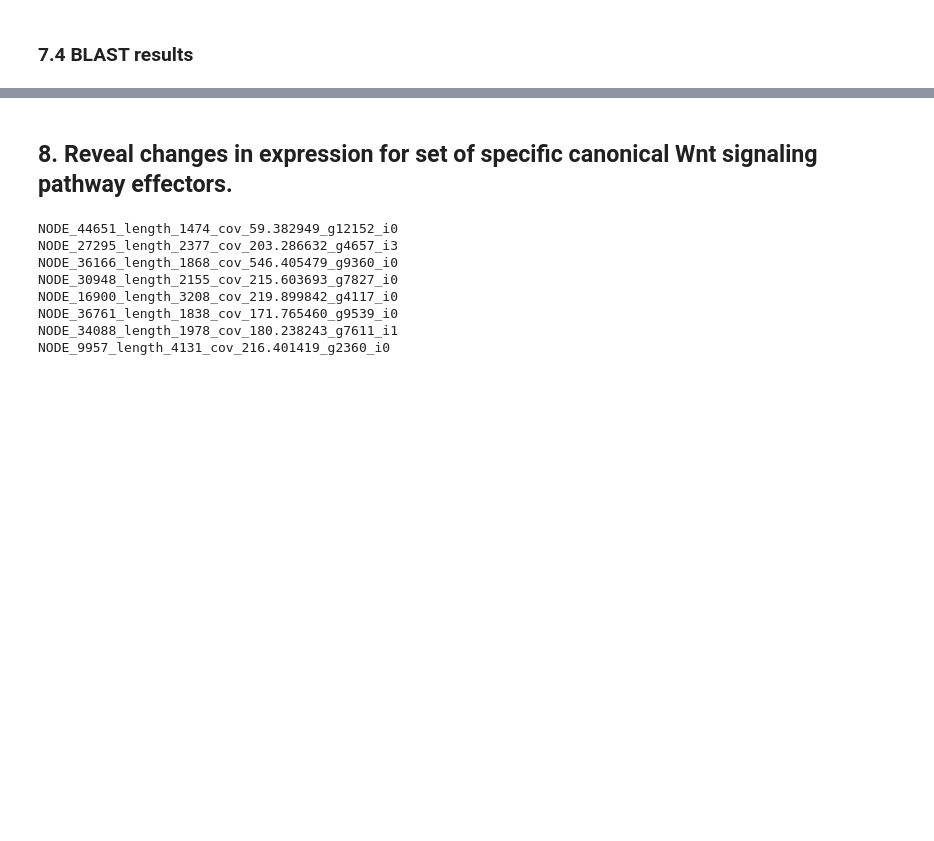
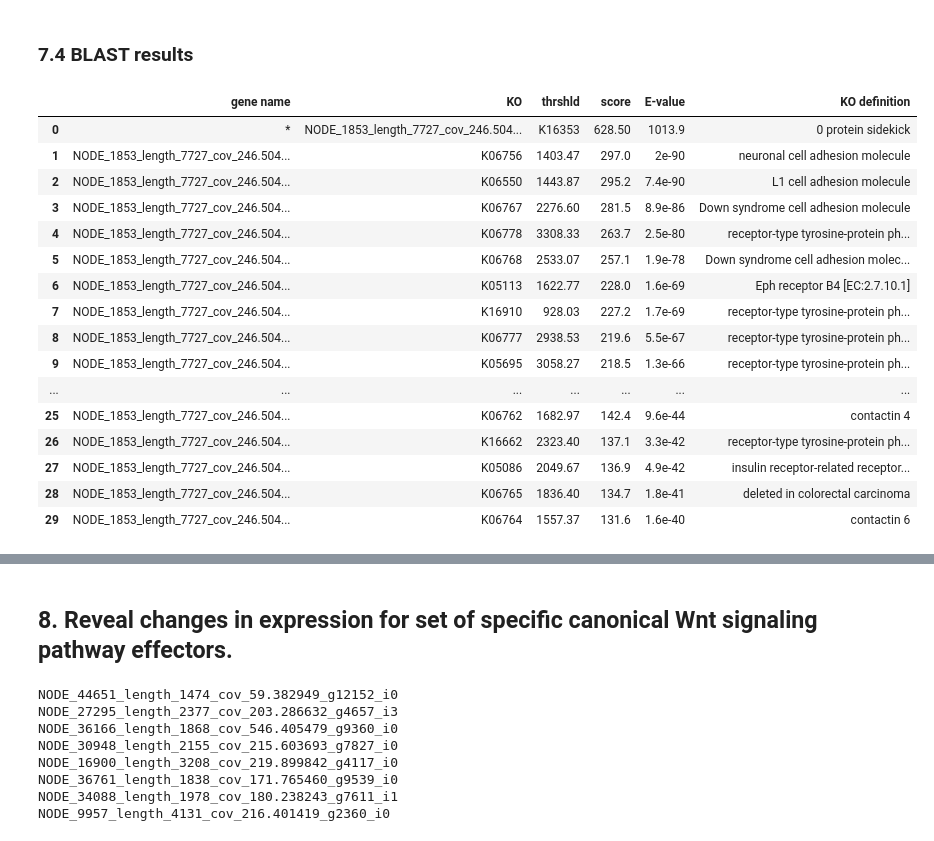
Before and after one commit to angrygeese/DynamenaProject_BI2023-24, a Jupyter notebook: code/Lab_journal_stas_project.ipynb, the cells around one changed output, grey strips where cells are left out. Drawn from its saved outputs; the diff is of its cells as text; code cells hidden in the pictures; blank space fills up the shorter version.

Commit message:
Delete d.e.a. w/o control gene from lab journal, update kegg ontology search for tanscripts

```diff
--- a/code/Lab_journal_stas_project.ipynb
+++ b/code/Lab_journal_stas_project.ipynb
@@ -1037,3 +903,23 @@ Sequence: LVNATFDTCGEFLIESYAKGRLSSIYTSKVNATVNVICSMGELEVTPTPNEISDGAIEFSKDDTFSLKIR
 # %%
 results_100_pos_kegg = read_kegg_file('../data_folder/processed_data/7.Identify_100and100/pos/result_all_pos.txt')
 results_100_neg_kegg = read_kegg_file('../data_folder/processed_data/7.Identify_100and100/neg/result_all_neg.txt')
+# %%
+results_100_pos_kegg.head(30)
+# %% [output]
+|  | gene name | KO | thrshld | score | E-value | KO definition |
+| 0 | * | NODE_1853_length_7727_cov_246.504... | K16353 | 628.50 | 1013.9 | 0 protein sidekick |
+| 1 | NODE_1853_length_7727_cov_246.504... | K06756 | 1403.47 | 297.0 | 2e-90 | neuronal cell adhesion molecule |
+| 2 | NODE_1853_length_7727_cov_246.504... | K06550 | 1443.87 | 295.2 | 7.4e-90 | L1 cell adhesion molecule |
+| 3 | NODE_1853_length_7727_cov_246.504... | K06767 | 2276.60 | 281.5 | 8.9e-86 | Down syndrome cell adhesion molecule |
+| 4 | NODE_1853_length_7727_cov_246.504... | K06778 | 3308.33 | 263.7 | 2.5e-80 | receptor-type tyrosine-protein ph... |
+| 5 | NODE_1853_length_7727_cov_246.504... | K06768 | 2533.07 | 257.1 | 1.9e-78 | Down syndrome cell adhesion molec... |
+| 6 | NODE_1853_length_7727_cov_246.504... | K05113 | 1622.77 | 228.0 | 1.6e-69 | Eph receptor B4 [EC:2.7.10.1] |
+| 7 | NODE_1853_length_7727_cov_246.504... | K16910 | 928.03 | 227.2 | 1.7e-69 | receptor-type tyrosine-protein ph... |
+| 8 | NODE_1853_length_7727_cov_246.504... | K06777 | 2938.53 | 219.6 | 5.5e-67 | receptor-type tyrosine-protein ph... |
+| 9 | NODE_1853_length_7727_cov_246.504... | K05695 | 3058.27 | 218.5 | 1.3e-66 | receptor-type tyrosine-protein ph... |
+| ... | ... | ... | ... | ... | ... | ... |
+| 25 | NODE_1853_length_7727_cov_246.504... | K06762 | 1682.97 | 142.4 | 9.6e-44 | contactin 4 |
+| 26 | NODE_1853_length_7727_cov_246.504... | K16662 | 2323.40 | 137.1 | 3.3e-42 | receptor-type tyrosine-protein ph... |
+| 27 | NODE_1853_length_7727_cov_246.504... | K05086 | 2049.67 | 136.9 | 4.9e-42 | insulin receptor-related receptor... |
+| 28 | NODE_1853_length_7727_cov_246.504... | K06765 | 1836.40 | 134.7 | 1.8e-41 | deleted in colorectal carcinoma |
+| 29 | NODE_1853_length_7727_cov_246.504... | K06764 | 1557.37 | 131.6 | 1.6e-40 | contactin 6 |
```
Also changed, not shown: parts of 53 cells of this notebook, 29 other files.
